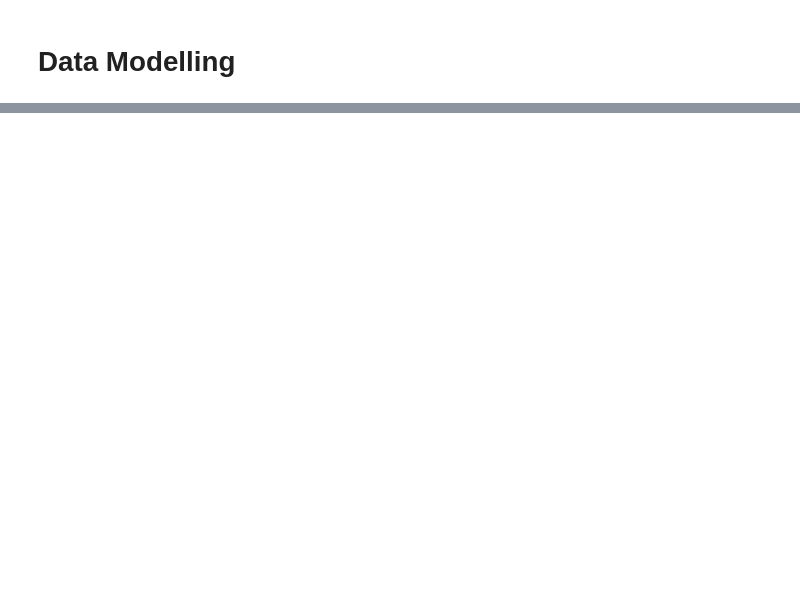
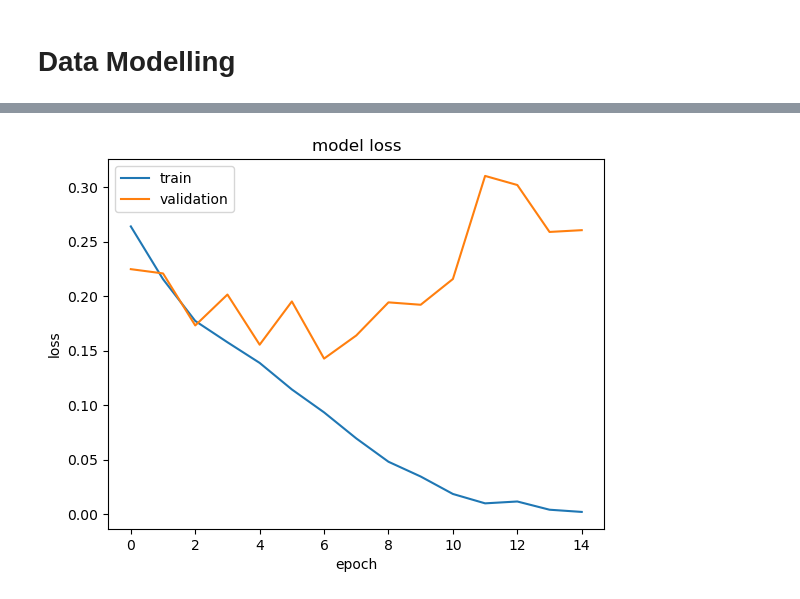
Before and after one commit to SyedKaz00/MSAPhaseThree, a Jupyter notebook: DataScience/skeleton-code/make-model.ipynb, the cells around one changed output, grey strips where cells are left out. Cells and saved outputs as stored; diff of their text form; code cells hidden in the pictures; blank space fills up the shorter version.

```diff
--- a/DataScience/skeleton-code/make-model.ipynb
+++ b/DataScience/skeleton-code/make-model.ipynb
@@ -85,0 +258,4 @@ model.fit(train_x, train_y,
+# %%
+from keras.utils.np_utils import to_categorical
+y_train = to_categorical(y_train, num_classes=2)
+y_test = to_categorical(y_test, num_classes=2)
@@ -85,0 +266,17 @@ model.fit(train_x, train_y,
+# %%
+#Working Model V1 with CallBacks
+from keras.layers import Dense, Flatten
+from keras.layers import Conv2D, MaxPooling2D
+
+model = Sequential()
+
+model.add(Conv2D(32, (3, 3), activation='relu', input_shape=(32, 32, 3)))
+model.add(Conv2D(32, (3, 3), activation='relu'))
+model.add(MaxPooling2D(pool_size=(2, 2)))
+
+model.add(Flatten())
+model.add(Dense(256, activation='relu'))
+model.add(Dense(2, activation='softmax'))
+
+sgd = SGD(learning_rate=0.01, decay=1e-6, momentum=0.9, nesterov=True)
+model.compile(loss='categorical_crossentropy', metrics=['accuracy'], optimizer=sgd)
@@ -85,0 +293,3 @@ model.fit(train_x, train_y,
+# %%
+history = model.fit(x_train, y_train, batch_size=32, epochs=15, verbose=2, validation_data=(x_test, y_test),callbacks=[tensorboard_callback, earlystop_callback])
+#history = model.fit(x_train,y_train,batch_size=32,epochs=15,verbose=2)
@@ -85,0 +314,13 @@ model.fit(train_x, train_y,
+# %%
+def plotLosses(history):
+    plt.plot(history.history['loss'])
+    plt.plot(history.history['val_loss'])
+    plt.title('model loss')
+    plt.ylabel('loss')
+    plt.xlabel('epoch')
+    plt.legend(['train', 'validation'], loc='upper left')
+    plt.show()
+# %%
+plotLosses(history)
+# %% [output]
+[figure, added]
```
Also changed, not shown: parts of 51 cells of this notebook.
